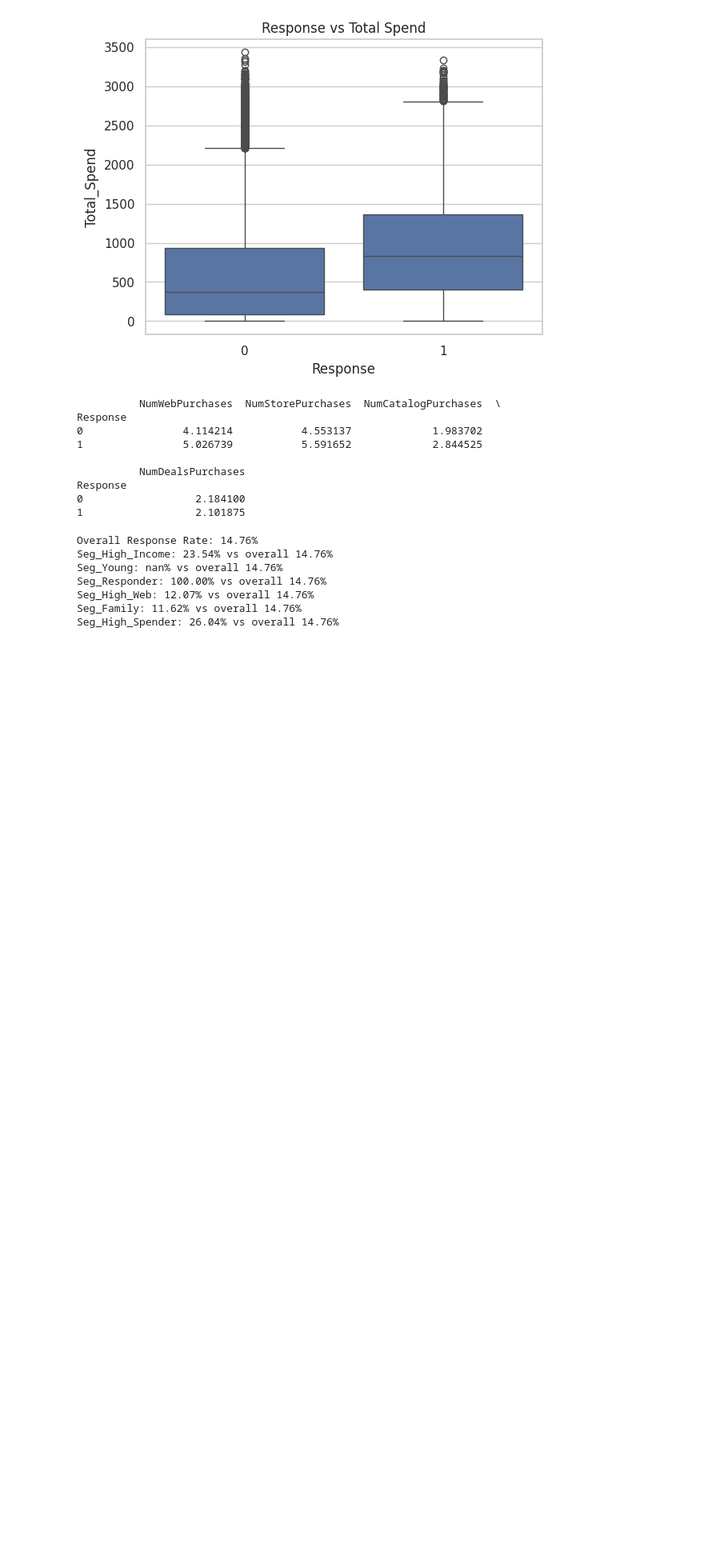
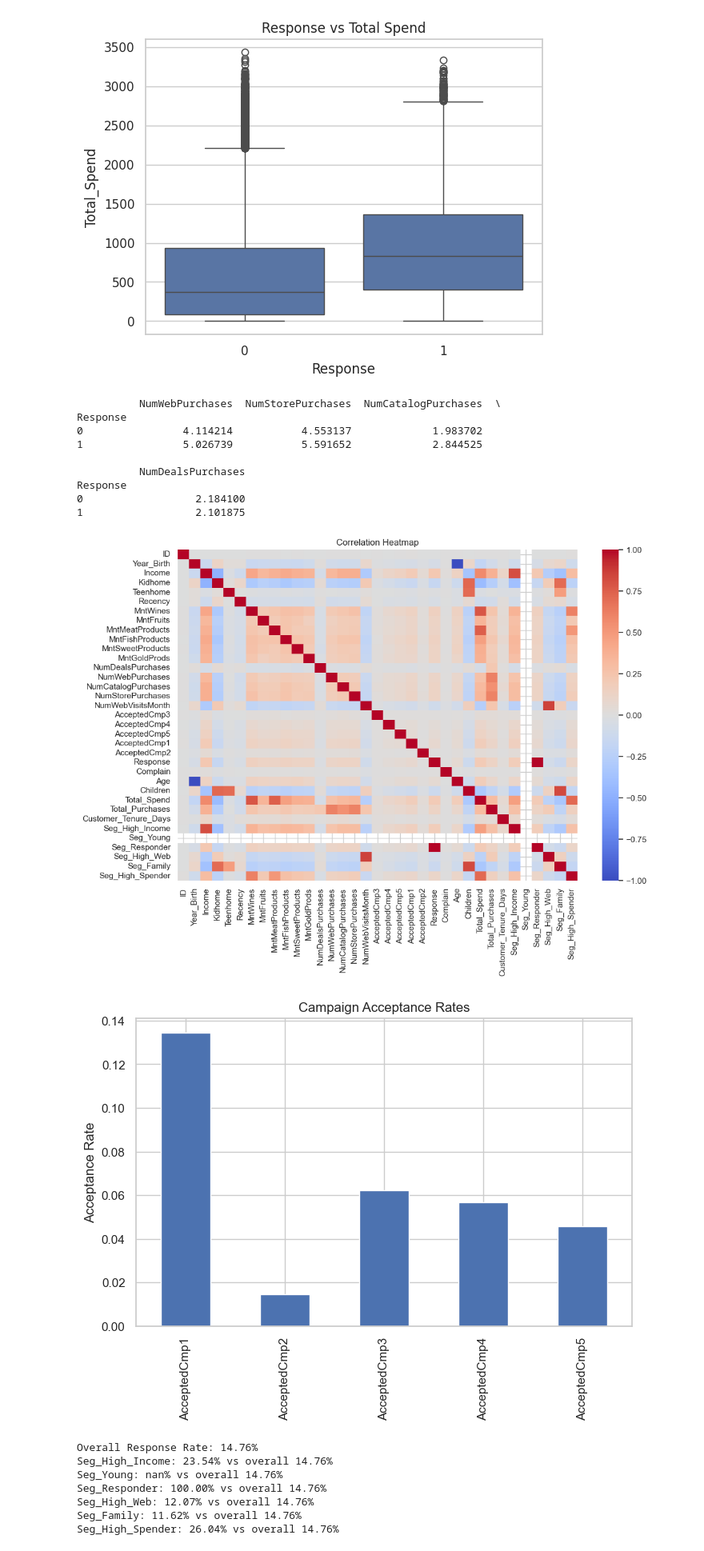
Before and after one commit to Gokul2206/Market_analytics, a Jupyter notebook: Marketing_Campaign.ipynb, the cells around one changed output. Shown at 80% size. Saved outputs shown, nothing was run; the diff lists cells and outputs as text; code cells hidden in the pictures; blank space fills up the shorter version.

```diff
--- a/Marketing_Campaign.ipynb
+++ b/Marketing_Campaign.ipynb
@@ -10,7 +10,7 @@ from data_prep import prep
 sns.set(style="whitegrid")
 # %%
 # Load and prepare data
-df = prep("/content/marketing_campaign_data.csv")
+df = prep("data/marketing_campaign_data.csv")
 
 print("Shape:", df.shape)
 df.head()
@@ -115,18 +119,22 @@ Response
 # %%
 #multivariate analysis
 
 # Correlation heatmap
+numeric_df = df.select_dtypes(include=['number'])
 plt.figure(figsize=(12,8))
-sns.heatmap(df.corr(), cmap="coolwarm", center=0)
+sns.heatmap(numeric_df.corr(), cmap="coolwarm", center=0)
 plt.title("Correlation Heatmap")
 plt.show()
 
 # Campaign acceptance rates
 cmp_cols = ['AcceptedCmp1','AcceptedCmp2','AcceptedCmp3','AcceptedCmp4','AcceptedCmp5']
 df[cmp_cols].mean().plot(kind='bar', figsize=(8,5))
 plt.title("Campaign Acceptance Rates")
 plt.ylabel("Acceptance Rate")
 plt.show()
+# %% [output]
+[figure, added]
+[figure, added]
 # %%
 segment_cols = ['Seg_High_Income','Seg_Young','Seg_Responder',
                 'Seg_High_Web','Seg_Family','Seg_High_Spender']
```
Also changed, not shown: parts of 3 cells of this notebook, 5 other files.
